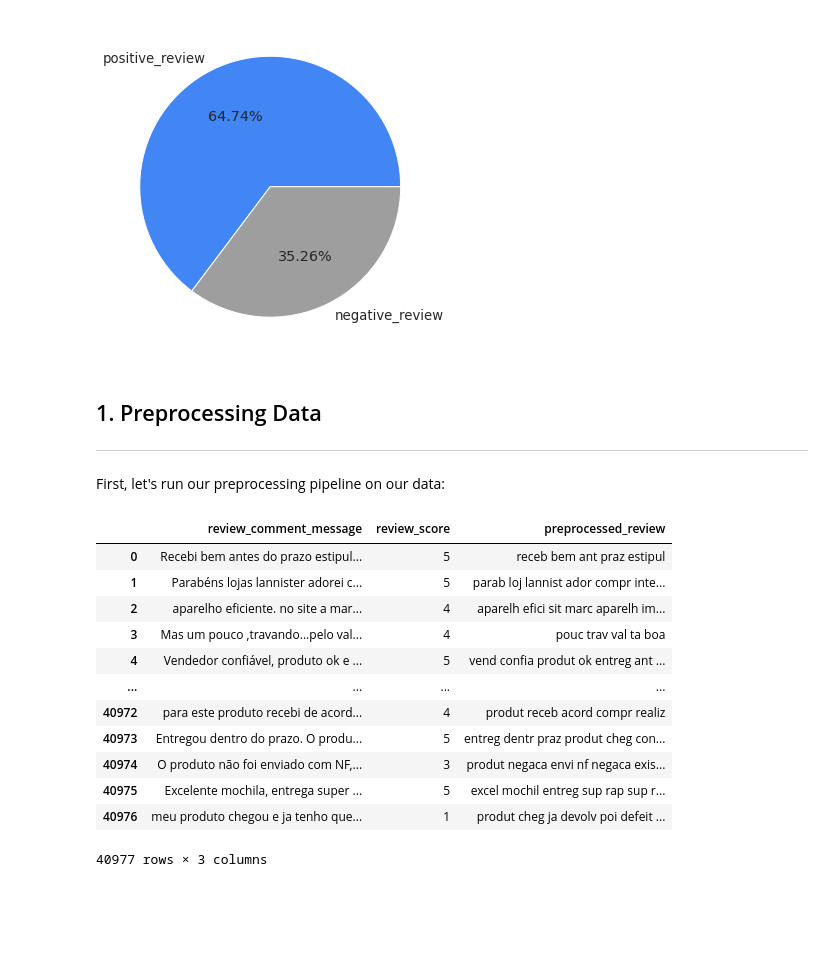
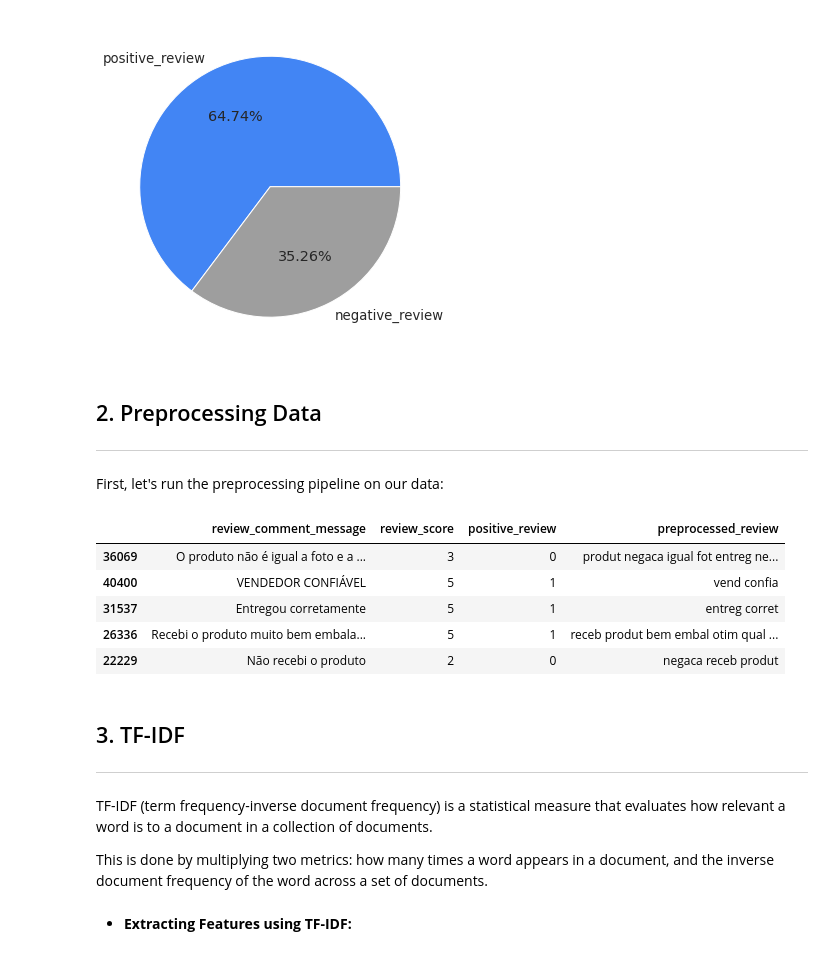
Before and after one commit to kimurarh/ecommerce-review-classification, a Jupyter notebook: 2-Vectorization-Methods-and-Classification.ipynb, the cells around one changed output. Saved outputs shown, nothing was run; the diff lists cells and outputs as text; code cells hidden in the pictures; blank space fills up the shorter version.

```diff
--- a/2-Vectorization-Methods-and-Classification.ipynb
+++ b/2-Vectorization-Methods-and-Classification.ipynb
@@ -64,6 +71,7 @@ We are going to split the written reviews as follows:
 - **[1]** Positive Reviews: review_score > 3
 - **[0]** Negative Reviews: review_score <= 3
 # %%
-reviews_df["positive_review"] = reviews_df['review_score'].apply(lambda x: 1 if x>3 else 0)
+reviews_df["positive_review"] = (reviews_df['review_score']
+                                 .apply(lambda x: 1 if x>3 else 0))
 reviews_df.sample(5)
 # %% [output]
@@ -91,10 +99,10 @@ plt.show()
 # %% [output]
 [figure]
 # %% [markdown]
-## 1. Preprocessing Data
+## 2. Preprocessing Data
 ___
 
-First, let's run our preprocessing pipeline on our data:
+First, let's run the preprocessing pipeline on our data:
 # %%
 # Loading the portuguese stopwords and nltk stemmer
 stopwords_ptbr = nltk.corpus.stopwords.words("portuguese")
@@ -104,18 +112,20 @@ nltk_stemmer = nltk.RSLPStemmer()
 reviews_df['preprocessed_review'] = [text_preprocessing(text, stopwords_ptbr, nltk_stemmer)
                                      for text in reviews_df['review_comment_message']]
 # %%
-reviews_df
+reviews_df.sample(5)
 # %% [output]
-|  | review_comment_message | review_score | preprocessed_review |
-| 0 | Recebi bem antes do prazo estipul... | 5 | receb bem ant praz estipul |
-| 1 | Parabéns lojas lannister adorei c... | 5 | parab loj lannist ador compr inte... |
-| 2 | aparelho eficiente. no site a mar... | 4 | aparelh efici sit marc aparelh im... |
-| 3 | Mas um pouco ,travando...pelo val... | 4 | pouc trav val ta boa |
-| 4 | Vendedor confiável, produto ok e ... | 5 | vend confia produt ok entreg ant ... |
-| ... | ... | ... | ... |
-| 40972 | para este produto recebi de acord... | 4 | produt receb acord compr realiz |
-| 40973 | Entregou dentro do prazo. O produ... | 5 | entreg dentr praz produt cheg con... |
-| 40974 | O produto não foi enviado com NF,... | 3 | produt negaca envi nf negaca exis... |
-| 40975 | Excelente mochila, entrega super ... | 5 | excel mochil entreg sup rap sup r... |
-| 40976 | meu produto chegou e ja tenho que... | 1 | produt cheg ja devolv poi defeit ... |
+|  | review_comment_message | review_score | positive_review | preprocessed_review |
+| 36069 | O produto não é igual a foto e a ... | 3 | 0 | produt negaca igual fot entreg ne... |
+| 40400 | VENDEDOR CONFIÁVEL | 5 | 1 | vend confia |
+| 31537 | Entregou corretamente | 5 | 1 | entreg corret |
+| 26336 | Recebi o produto muito bem embala... | 5 | 1 | receb produt bem embal otim qual ... |
+| 22229 | Não recebi o produto | 2 | 0 | negaca receb produt |
-40977 rows × 3 columns
+# %% [markdown]
+## 3. TF-IDF
+___
+
+TF-IDF (term frequency-inverse document frequency) is a statistical measure that evaluates how relevant a word is to a document in a collection of documents.
+
+This is done by multiplying two metrics: how many times a word appears in a document, and the inverse document frequency of the word across a set of documents.
+# %% [markdown]
+- **Extracting Features using TF-IDF:**
```
Also changed, not shown: parts of 11 cells of this notebook.
